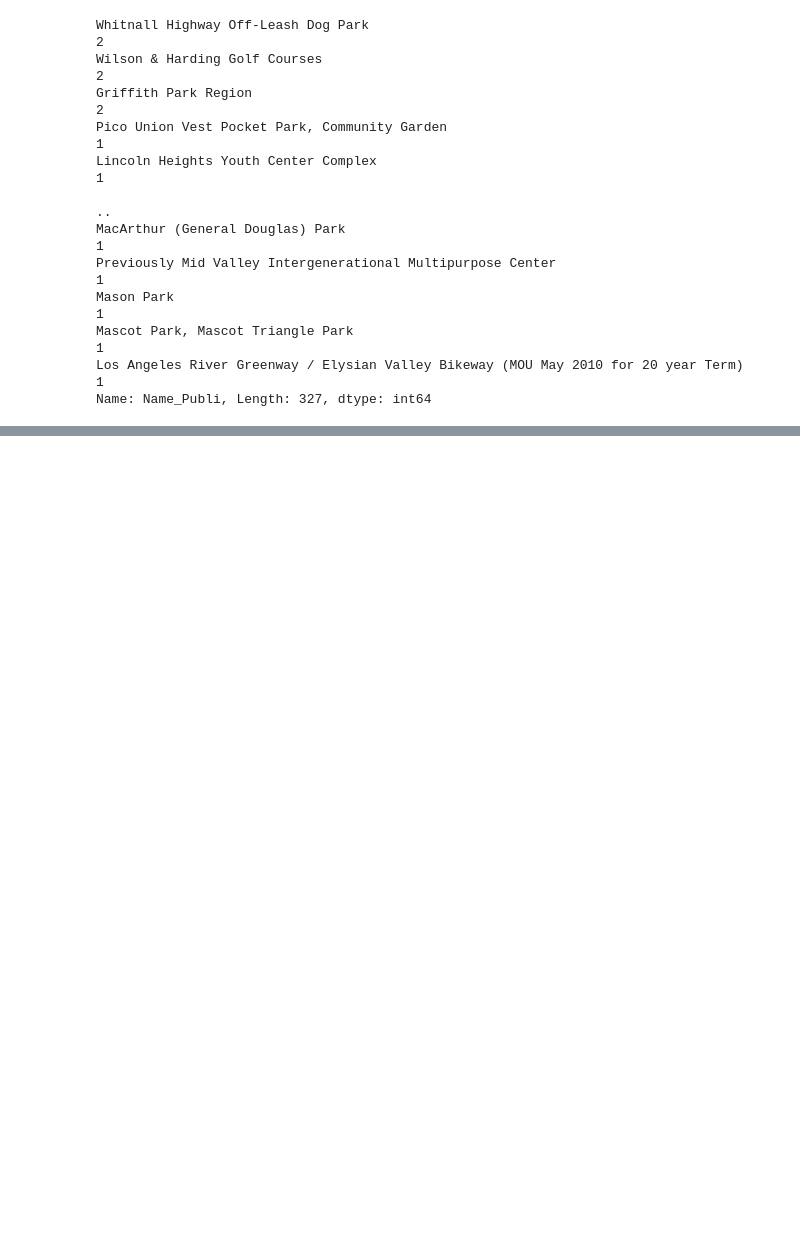
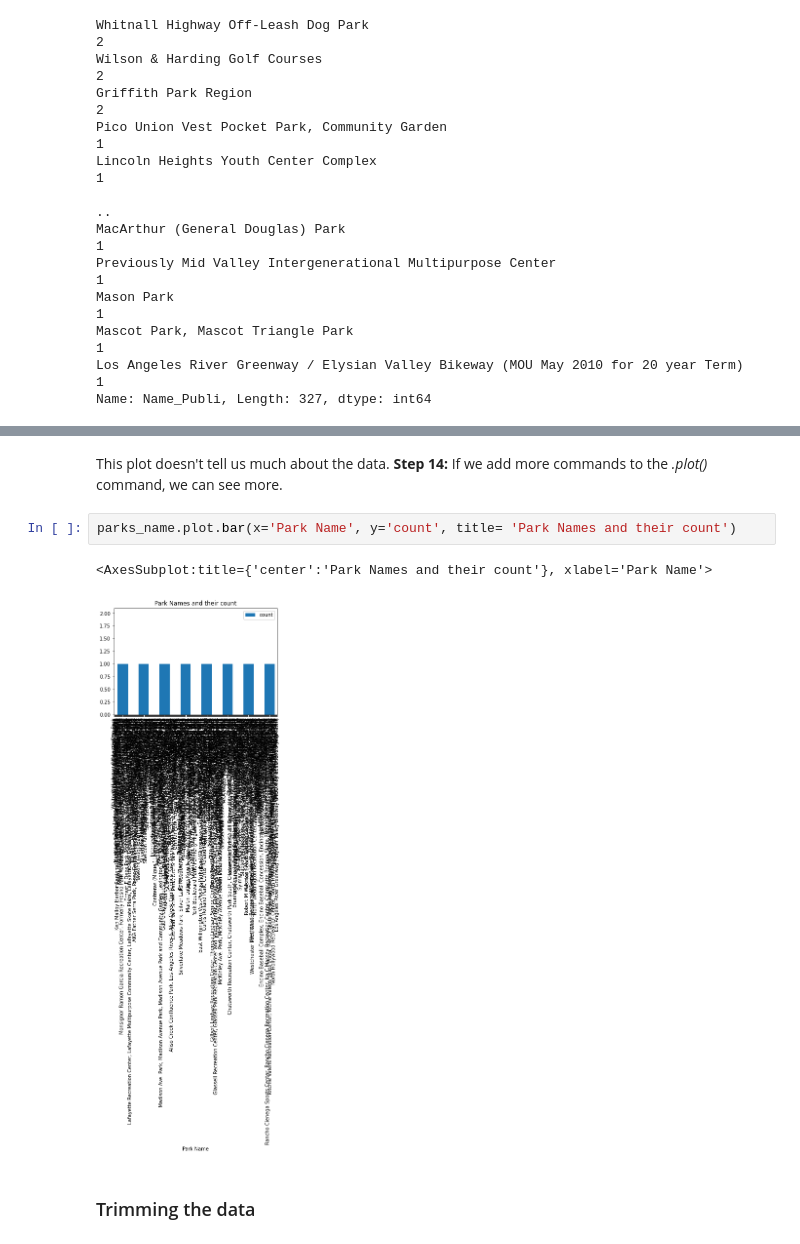
Before and after one commit to SamJGuerrero/up206a-Samantha, a Jupyter notebook: week01/week_1_assignment.ipynb, the cells around one changed output, grey strips where cells are left out. Cells and saved outputs as stored; diff of their text form; blank space fills up the shorter version.

```diff
--- a/week01/week_1_assignment.ipynb
+++ b/week01/week_1_assignment.ipynb
@@ -146,0 +221,10 @@ I can also save this as a variable by renaming it.
+# %% [markdown]
+This plot doesn't tell us much about the data.
+**Step 14:** If we add more commands to the *.plot()* command, we can see more.
+# %%
+parks_name.plot.bar(x='Park Name', y='count', title= 'Park Names and their count')
+# %% [output]
+<AxesSubplot:title={'center':'Park Names and their count'}, xlabel='Park Name'>
+[figure, added]
+# %% [markdown]
+### Trimming the data
```
Also changed, not shown: parts of 38 cells of this notebook, 7 other files.
